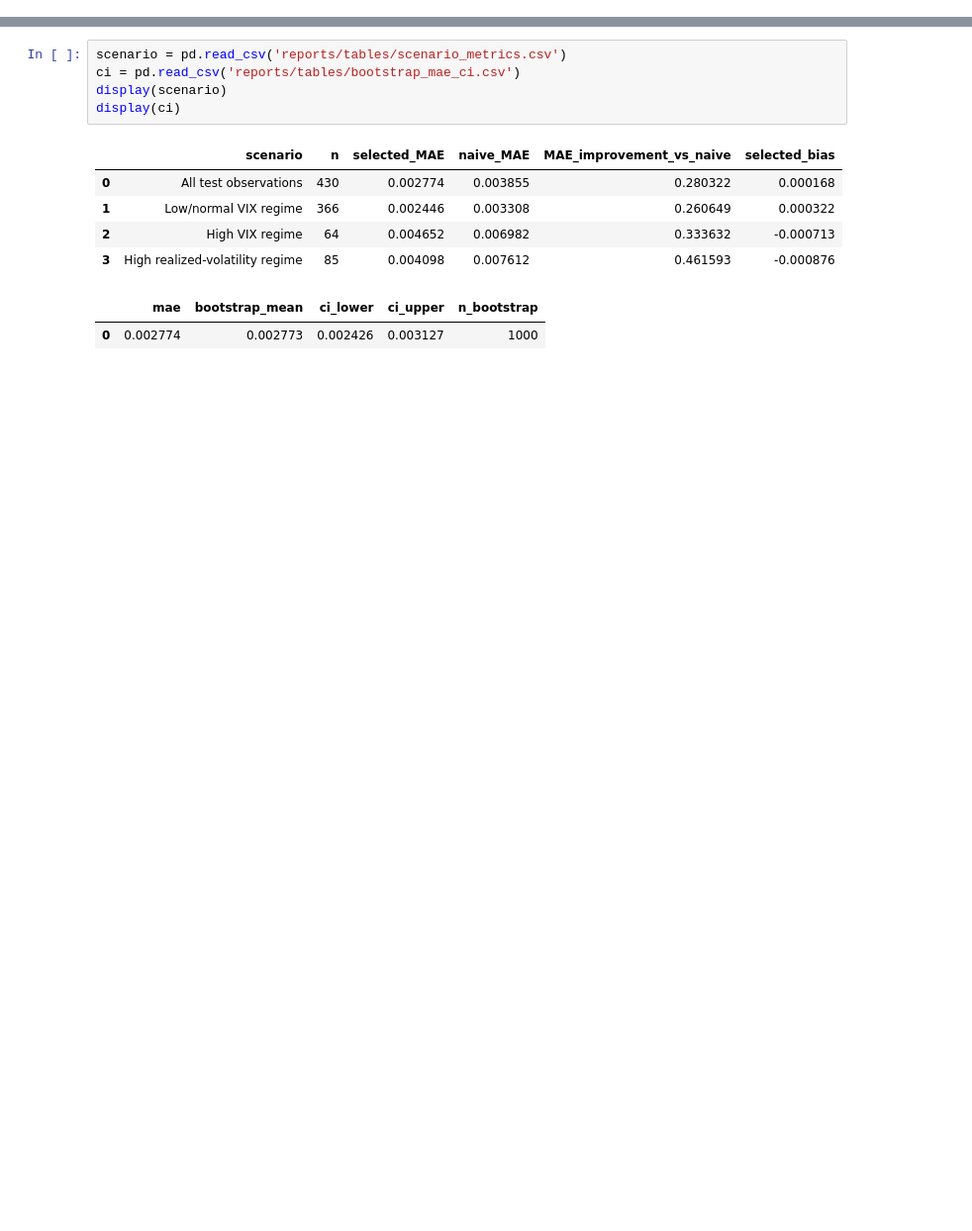
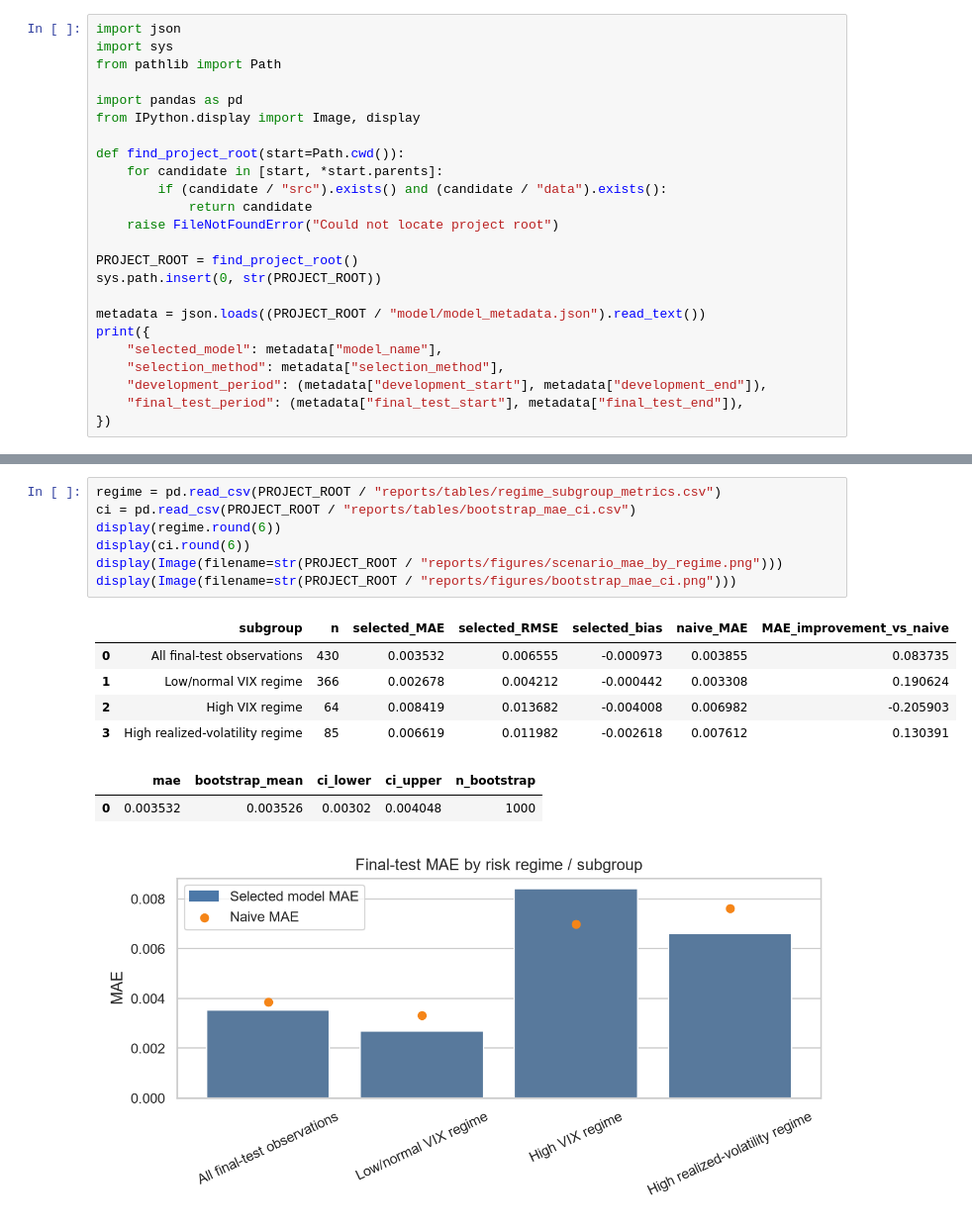
Before and after one commit to Funger1314/bootcamp_Yifang_Qiu, a Jupyter notebook: project/notebooks/modeling_evaluation_summary.ipynb, the cells around one changed output, grey strips where cells are left out. Shown at 99% size. Saved outputs shown, nothing was run; the diff lists cells and outputs as text; blank space fills up the shorter version.

Commit message:
Add executed EDA and modeling evidence notebooks

```diff
--- a/project/notebooks/modeling_evaluation_summary.ipynb
+++ b/project/notebooks/modeling_evaluation_summary.ipynb
@@ -42,0 +5,24 @@ Performance is checked across all observations, normal-VIX observations, high-VI
+# %%
+import json
+import sys
+from pathlib import Path
+
+import pandas as pd
+from IPython.display import Image, display
+
+def find_project_root(start=Path.cwd()):
+    for candidate in [start, *start.parents]:
+        if (candidate / "src").exists() and (candidate / "data").exists():
+            return candidate
+    raise FileNotFoundError("Could not locate project root")
+
+PROJECT_ROOT = find_project_root()
+sys.path.insert(0, str(PROJECT_ROOT))
+
+metadata = json.loads((PROJECT_ROOT / "model/model_metadata.json").read_text())
+print({
+    "selected_model": metadata["model_name"],
+    "selection_method": metadata["selection_method"],
+    "development_period": (metadata["development_start"], metadata["development_end"]),
+    "final_test_period": (metadata["final_test_start"], metadata["final_test_end"]),
+})
@@ -43,13 +109,16 @@ Performance is checked across all observations, normal-VIX observations, high-VI
 # %%
-scenario = pd.read_csv('reports/tables/scenario_metrics.csv')
-ci = pd.read_csv('reports/tables/bootstrap_mae_ci.csv')
-display(scenario)
-display(ci)
+regime = pd.read_csv(PROJECT_ROOT / "reports/tables/regime_subgroup_metrics.csv")
+ci = pd.read_csv(PROJECT_ROOT / "reports/tables/bootstrap_mae_ci.csv")
+display(regime.round(6))
+display(ci.round(6))
+display(Image(filename=str(PROJECT_ROOT / "reports/figures/scenario_mae_by_regime.png")))
+display(Image(filename=str(PROJECT_ROOT / "reports/figures/bootstrap_mae_ci.png")))
 # %% [output]
-|  | scenario | n | selected_MAE | naive_MAE | MAE_improvement_vs_naive | selected_bias |
-| 0 | All test observations | 430 | 0.002774 | 0.003855 | 0.280322 | 0.000168 |
-| 1 | Low/normal VIX regime | 366 | 0.002446 | 0.003308 | 0.260649 | 0.000322 |
-| 2 | High VIX regime | 64 | 0.004652 | 0.006982 | 0.333632 | -0.000713 |
-| 3 | High realized-volatility regime | 85 | 0.004098 | 0.007612 | 0.461593 | -0.000876 |
+|  | subgroup | n | selected_MAE | selected_RMSE | selected_bias | naive_MAE | MAE_improvement_vs_naive |
+| 0 | All final-test observations | 430 | 0.003532 | 0.006555 | -0.000973 | 0.003855 | 0.083735 |
+| 1 | Low/normal VIX regime | 366 | 0.002678 | 0.004212 | -0.000442 | 0.003308 | 0.190624 |
+| 2 | High VIX regime | 64 | 0.008419 | 0.013682 | -0.004008 | 0.006982 | -0.205903 |
+| 3 | High realized-volatility regime | 85 | 0.006619 | 0.011982 | -0.002618 | 0.007612 | 0.130391 |
 |  | mae | bootstrap_mean | ci_lower | ci_upper | n_bootstrap |
-| 0 | 0.002774 | 0.002773 | 0.002426 | 0.003127 | 1000 |
+| 0 | 0.003532 | 0.003526 | 0.00302 | 0.004048 | 1000 |
+[figure, added]
```
Also changed, not shown: parts of 20 cells of this notebook, 3 other files.
